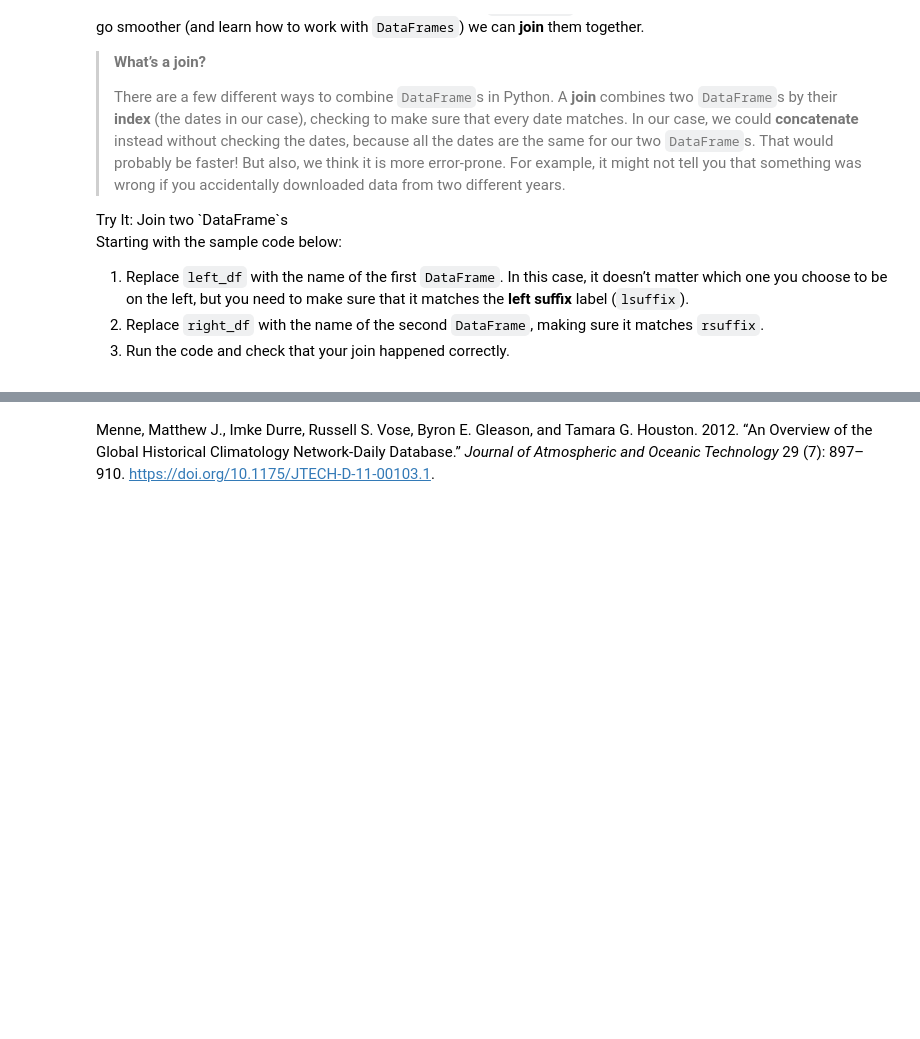
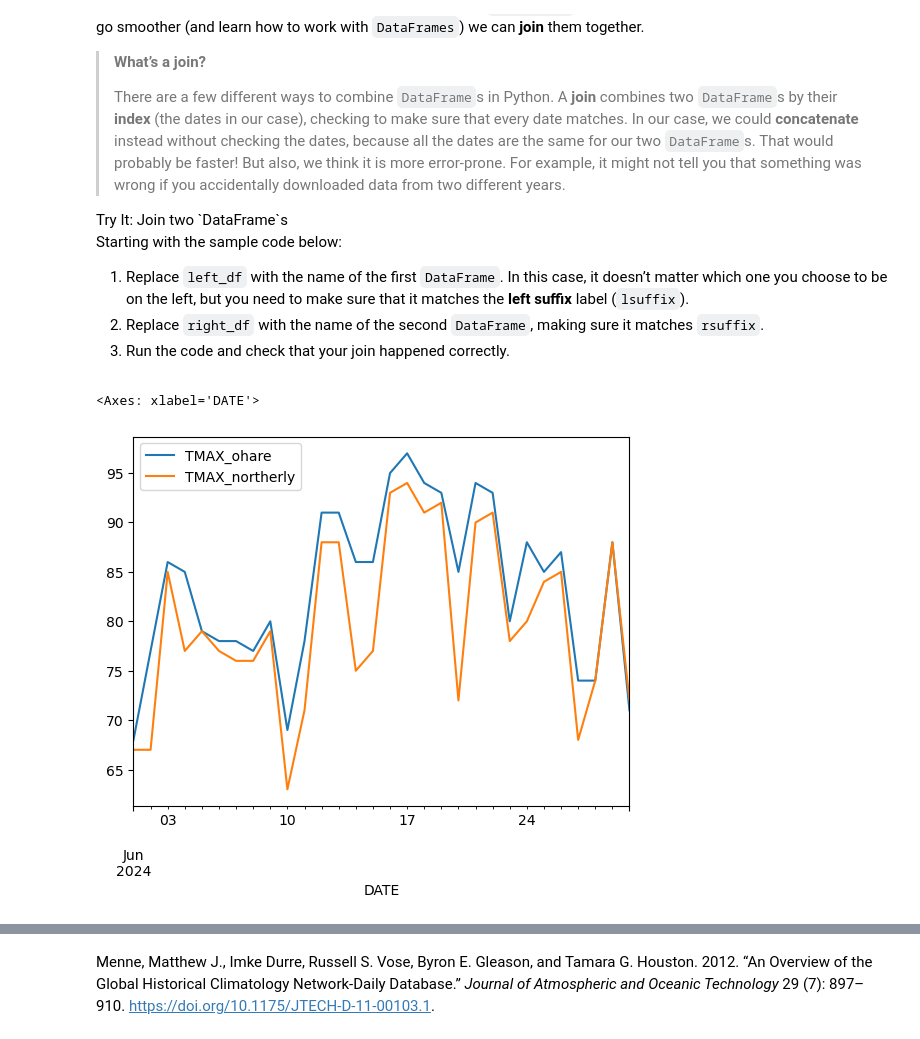
Before and after one commit to cu-esiil-edu/chicago-symposium-culler, a Jupyter notebook: uhi-31-wrangle.ipynb, the cells around one changed output, grey strips where cells are left out. Cells and saved outputs as stored; diff of their text form; code cells hidden in the pictures; blank space fills up the shorter version.

```diff
--- a/uhi-31-wrangle.ipynb
+++ b/uhi-31-wrangle.ipynb
@@ -283,12 +283,16 @@ choose to be on the left, but you need to make sure that it matches the
 # %%
 # Join the data
 tmax_df = (
-    left_df
+    ohare_df[['TMAX']]
     .join(
-        right_df,
+        nor_df[['TMAX']],
         lsuffix='_ohare',
         rsuffix='_northerly')
 )
 tmax_df.head()
+tmax_df.plot()
+# %% [output]
+<Axes: xlabel='DATE'>
+[figure, added]
 # %%
 %store tmax_df
```
Also changed, not shown: parts of 9 cells of this notebook.
